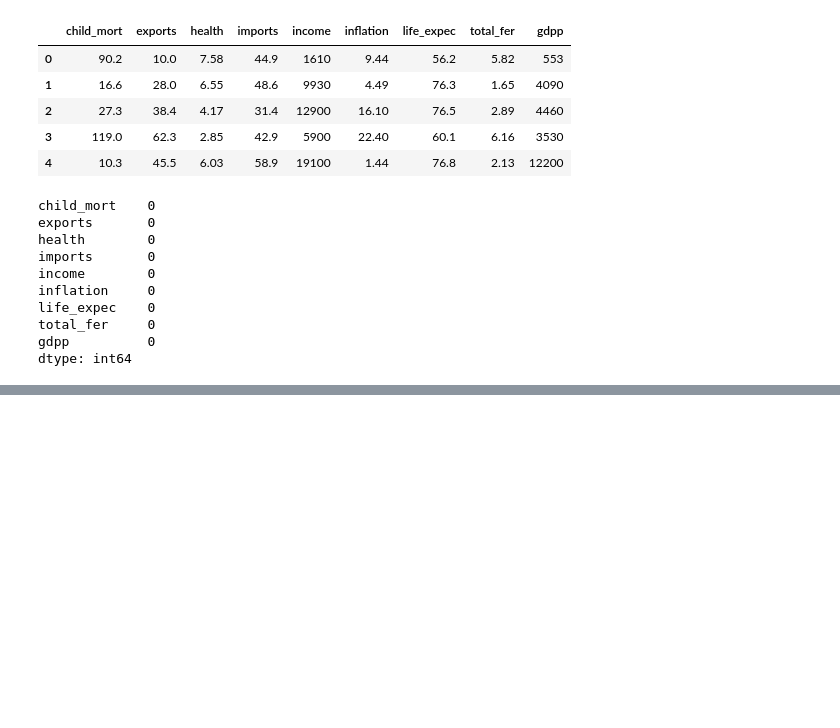
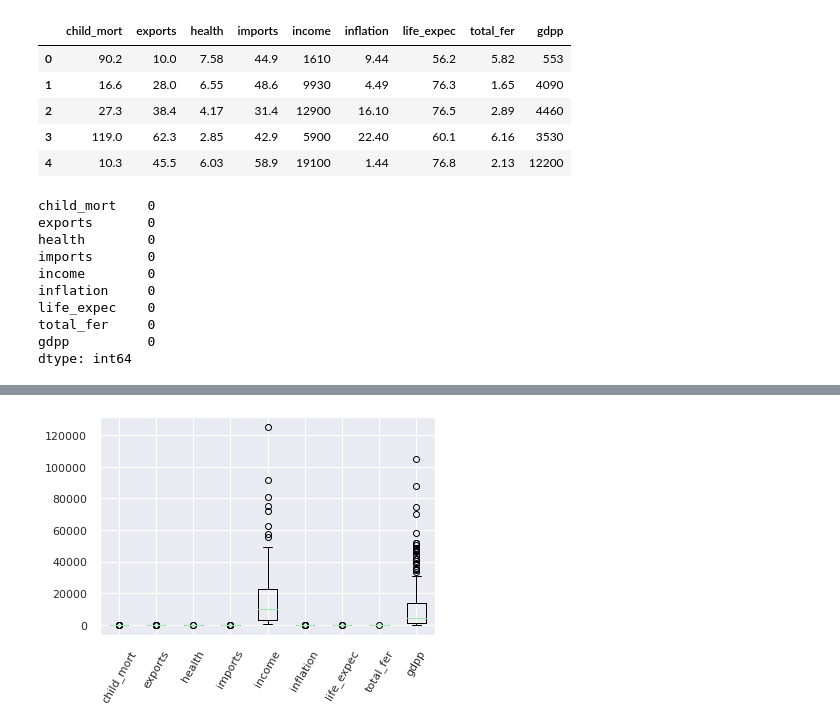
Before and after one commit to 392781/Country-Clustering-Analysis, a Jupyter notebook: country_clustering.ipynb, the cells around one changed output, grey strips where cells are left out. Drawn from its saved outputs; the diff is of its cells as text; code cells hidden in the pictures; blank space fills up the shorter version.

```diff
--- a/country_clustering.ipynb
+++ b/country_clustering.ipynb
@@ -69,0 +65,5 @@ with sns.axes_style("white"):
+# %%
+plt.boxplot(country_data, labels=country_data.columns)
+plt.xticks(rotation=60);
+# %% [output]
+[figure, added]
```
Also changed, not shown: parts of 11 cells of this notebook.
